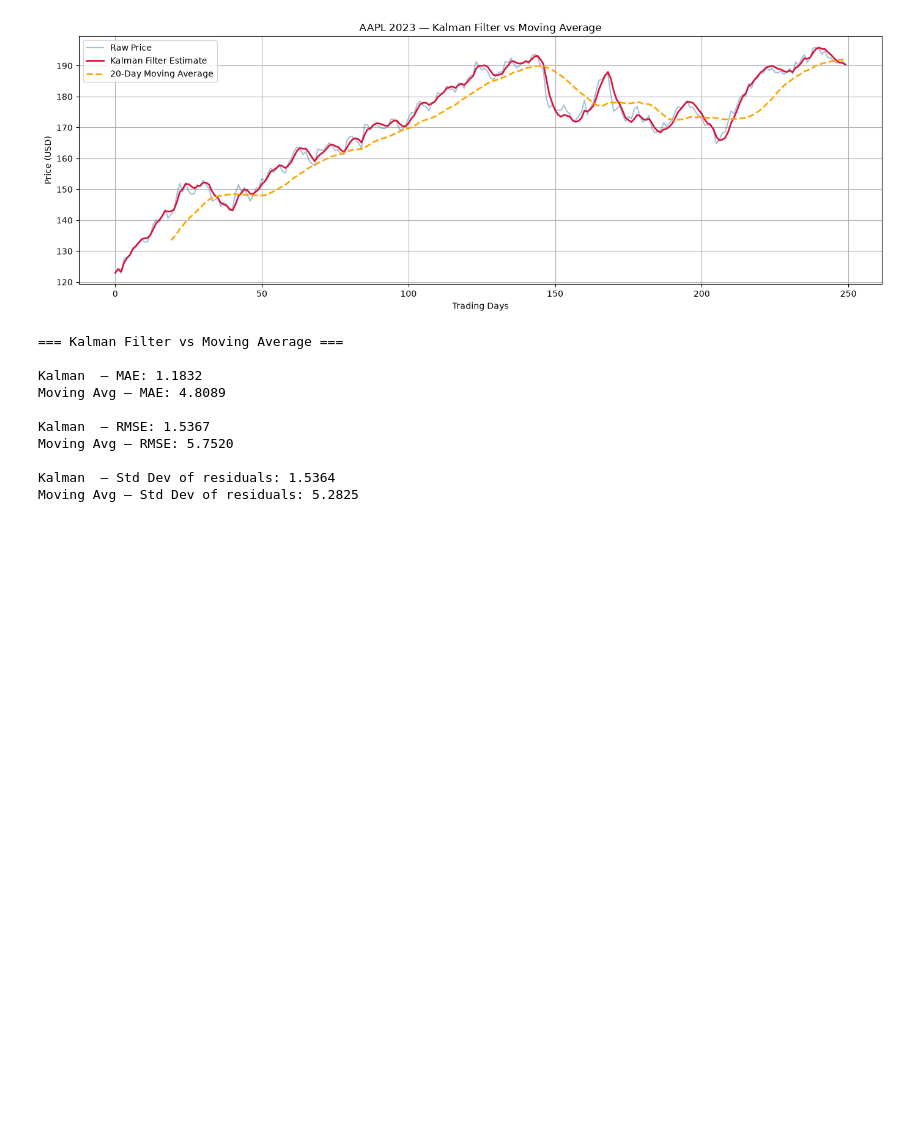
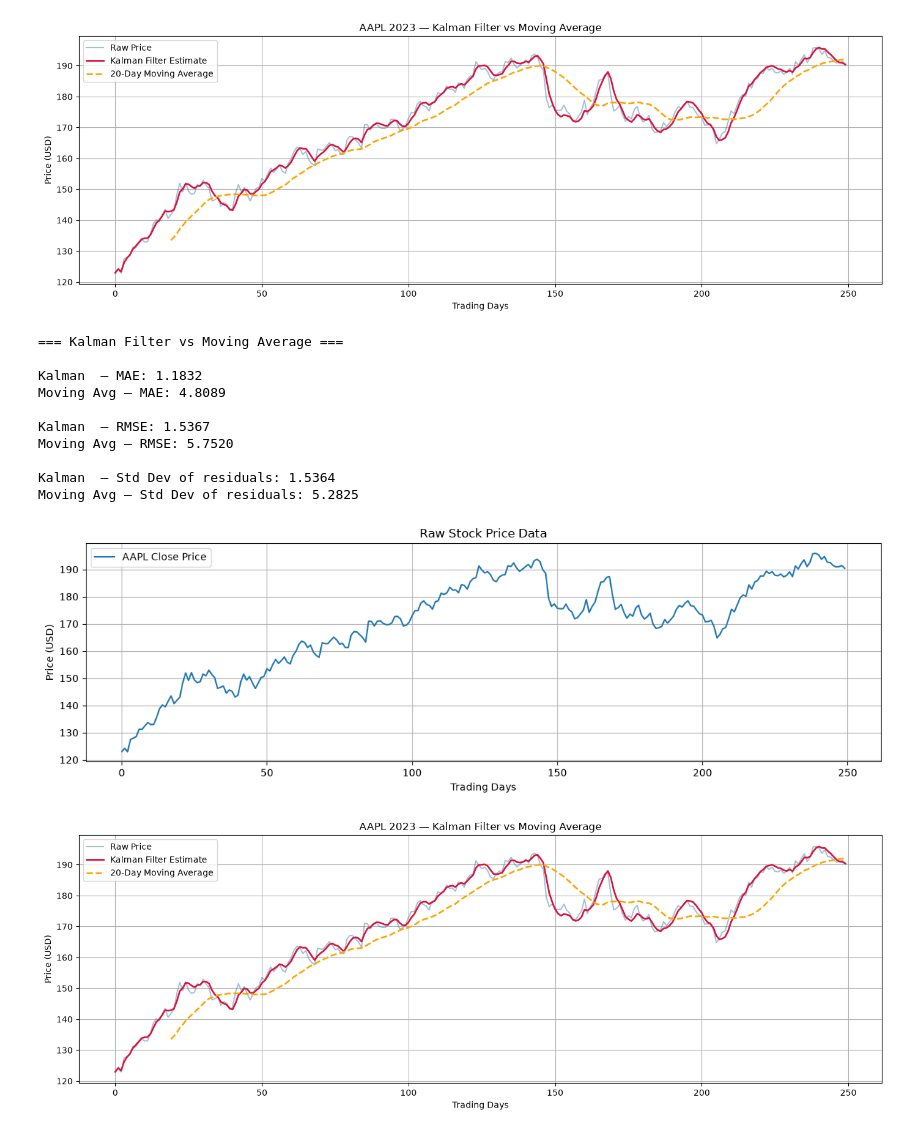
Before and after one commit to Stuxxxnett/kalman-stock-filter, a Jupyter notebook: kalman_stock.ipynb, the cells around one changed output. Cells and saved outputs as stored; diff of their text form; code cells hidden in the pictures; blank space fills up the shorter version.

Commit message:
Add images and improve README

```diff
--- a/kalman_stock.ipynb
+++ b/kalman_stock.ipynb
@@ -129,3 +136,35 @@ Moving Avg — RMSE: 5.7520
 
 Kalman  — Std Dev of residuals: 1.5364
 Moving Avg — Std Dev of residuals: 5.2825
+# %%
+import os
+os.makedirs("images", exist_ok=True)
+
+# Save the raw price plot
+plt.figure(figsize=(12, 4))
+plt.plot(close_prices, label="AAPL Close Price")
+plt.title("Raw Stock Price Data")
+plt.xlabel("Trading Days")
+plt.ylabel("Price (USD)")
+plt.legend()
+plt.grid(True)
+plt.tight_layout()
+plt.savefig("images/raw_price.png", dpi=150)
+plt.show()
+
+# Save the comparison plot
+plt.figure(figsize=(14, 5))
+plt.plot(close_prices, label="Raw Price", alpha=0.5, color="steelblue")
+plt.plot(filtered, label="Kalman Filter Estimate", color="crimson", linewidth=2)
+plt.plot(moving_avg, label="20-Day Moving Average", color="orange", linewidth=2, linestyle="--")
+plt.title("AAPL 2023 — Kalman Filter vs Moving Average")
+plt.xlabel("Trading Days")
+plt.ylabel("Price (USD)")
+plt.legend()
+plt.grid(True)
+plt.tight_layout()
+plt.savefig("images/kalman_vs_ma.png", dpi=150)
+plt.show()
+# %% [output]
+[figure, added]
+[figure, added]
```
Also changed, not shown: parts of 2 cells of this notebook, 3 other files.
